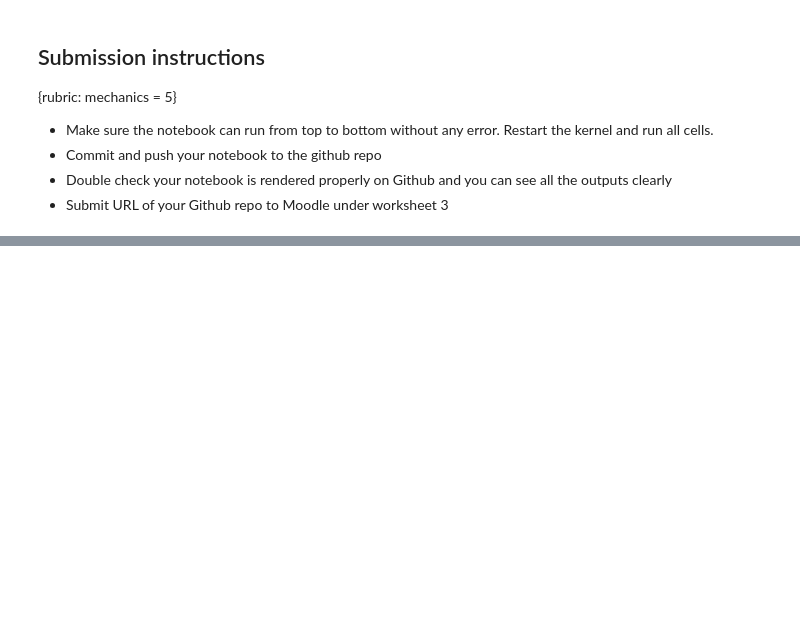
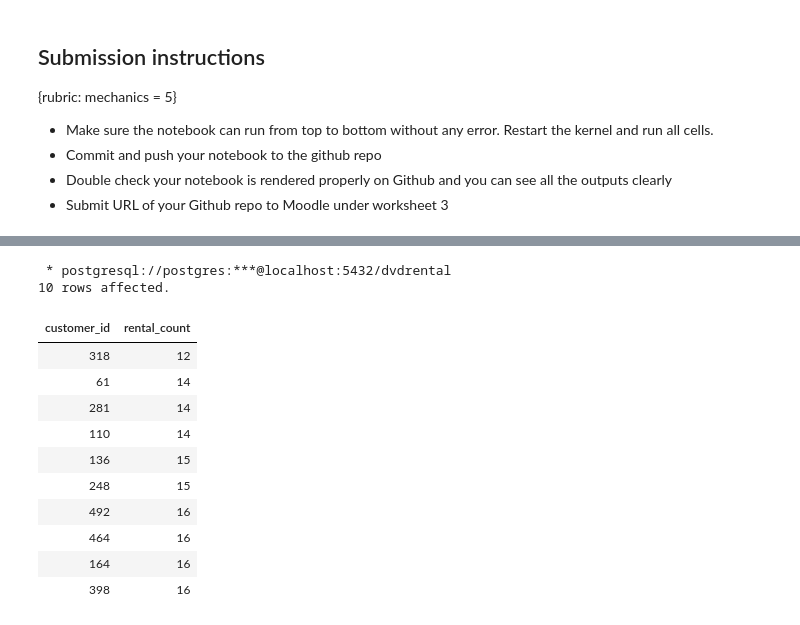
Before and after one commit to TRU-DASC/dasc5410-worksheet3-Aarbaab, a Jupyter notebook: worksheet3.ipynb, the cells around one changed output, grey strips where cells are left out. Saved outputs shown, nothing was run; the diff lists cells and outputs as text; code cells hidden in the pictures; blank space fills up the shorter version.

```diff
--- a/worksheet3.ipynb
+++ b/worksheet3.ipynb
@@ -416,0 +467,17 @@ Select the rows from the `customer` table where
+# %%
+%%sql
+select customer_id,count(rental_id) as rental_count from rental group by customer_id having count(rental_id)>5 order by rental_count limit 10 ;
+# %% [output]
+ * postgresql://postgres:***@localhost:5432/dvdrental
+10 rows affected.
+| customer_id | rental_count |
+| 318 | 12 |
+| 61 | 14 |
+| 281 | 14 |
+| 110 | 14 |
+| 136 | 15 |
+| 248 | 15 |
+| 492 | 16 |
+| 464 | 16 |
+| 164 | 16 |
+| 398 | 16 |
```
Also changed, not shown: parts of 4 cells of this notebook.
